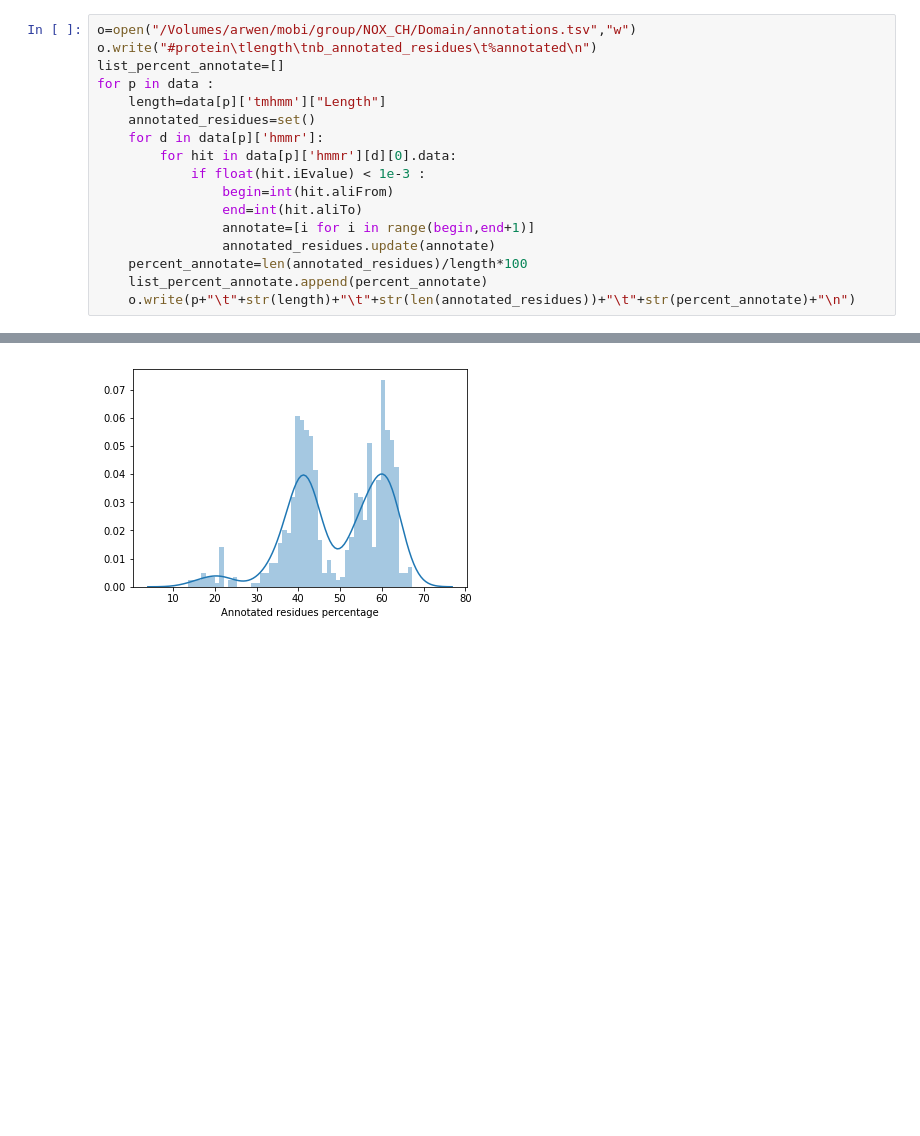
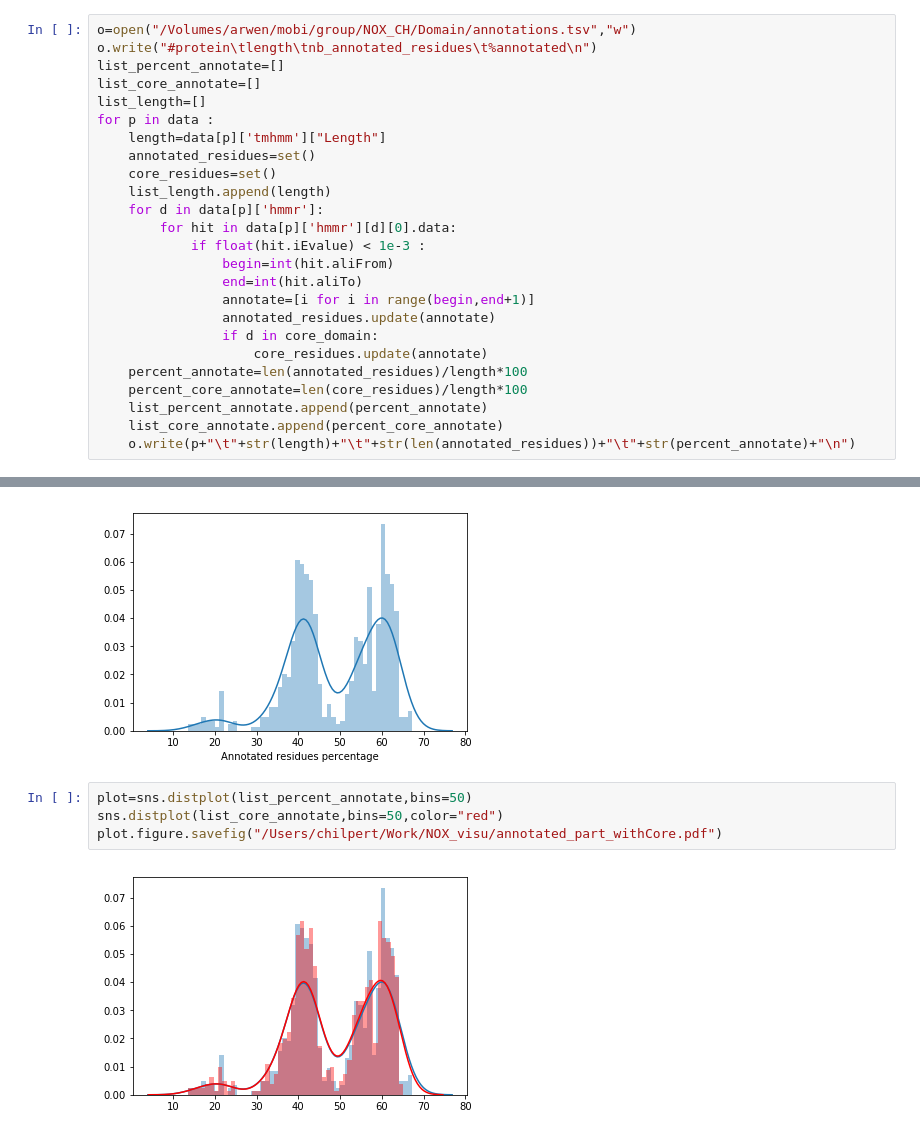
Before and after one commit to MMSB-MOBI/NOX_analysis, a Jupyter notebook: notebook/Domain_analysis_proper.ipynb, the cells around one changed output, grey strips where cells are left out. Cells and saved outputs as stored; diff of their text form; blank space fills up the shorter version.

Commit message:
superpose % core annotate and distrib length

```diff
--- a/notebook/Domain_analysis_proper.ipynb
+++ b/notebook/Domain_analysis_proper.ipynb
@@ -530,9 +530,13 @@ o.close()
 o=open("/Volumes/arwen/mobi/group/NOX_CH/Domain/annotations.tsv","w")
 o.write("#protein\tlength\tnb_annotated_residues\t%annotated\n")
 list_percent_annotate=[]
+list_core_annotate=[]
+list_length=[]
 for p in data :
     length=data[p]['tmhmm']["Length"]
     annotated_residues=set()
+    core_residues=set()
+    list_length.append(length)
     for d in data[p]['hmmr']:
         for hit in data[p]['hmmr'][d][0].data:
             if float(hit.iEvalue) < 1e-3 :
@@ -540,8 +544,12 @@ for p in data :
                 end=int(hit.aliTo)
                 annotate=[i for i in range(begin,end+1)]
                 annotated_residues.update(annotate)
+                if d in core_domain:
+                    core_residues.update(annotate)
     percent_annotate=len(annotated_residues)/length*100
+    percent_core_annotate=len(core_residues)/length*100
     list_percent_annotate.append(percent_annotate)
+    list_core_annotate.append(percent_core_annotate)
     o.write(p+"\t"+str(length)+"\t"+str(len(annotated_residues))+"\t"+str(percent_annotate)+"\n")
 # %%
 import seaborn as sns
@@ -550,3 +558,9 @@ plot=sns.distplot(list_percent_annotate,bins=50,axlabel="Annotated residues perc
 plot.figure.savefig("/Users/chilpert/Work/NOX_visu/annotated_part.pdf")
 # %% [output]
 [figure]
+# %%
+plot=sns.distplot(list_percent_annotate,bins=50)
+sns.distplot(list_core_annotate,bins=50,color="red")
+plot.figure.savefig("/Users/chilpert/Work/NOX_visu/annotated_part_withCore.pdf")
+# %% [output]
+[figure, added]
```
Also changed, not shown: parts of 1 cell of this notebook.
